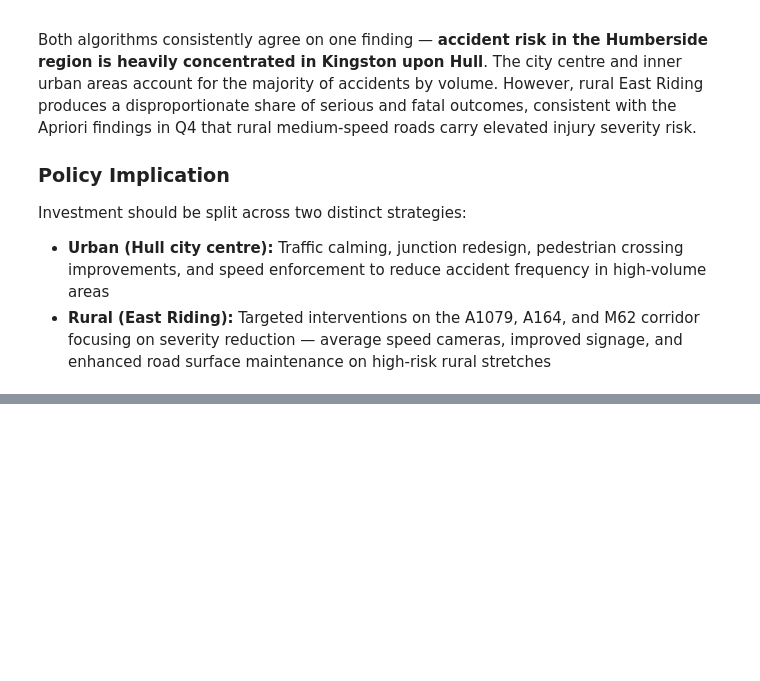
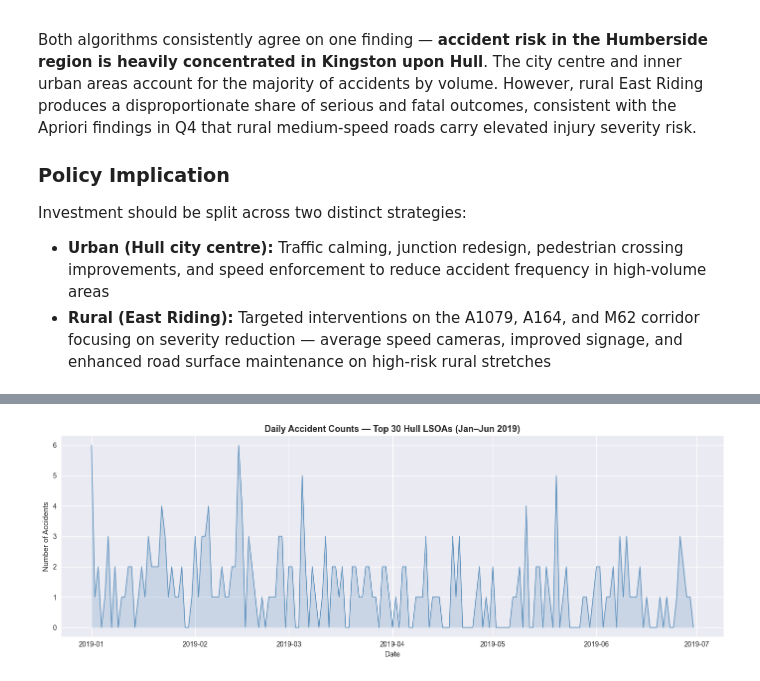
Before and after one commit to Olamilekanvic/UK-Accident, a Jupyter notebook: uk_road_safety.ipynb, the cells around one changed output, grey strips where cells are left out. Drawn from its saved outputs; the diff is of its cells as text; code cells hidden in the pictures; blank space fills up the shorter version.

```diff
--- a/uk_road_safety.ipynb
+++ b/uk_road_safety.ipynb
@@ -1354,0 +1622,25 @@ Investment should be split across two distinct strategies:
+# %%
+# Aggregate Daily Counts for Top 30 LSOAs (Jan–Jun)
+# Filter full year Hull data to top 30 LSOAs only
+top30_list = top30_lsoa['LSOA_of_Accident_Location'].tolist()
+
+hull_top30 = hull_df[
+    hull_df['LSOA_of_Accident_Location'].isin(top30_list)
+].copy()
+
+# Filter to Jan-Jun 2019
+hull_top30 = hull_top30[hull_top30['Date'] < '2019-07-01'].copy()
+
+# Aggregate to daily counts
+daily_counts = hull_top30.groupby('Date').size().reset_index(name='Accidents')
+
+# Create complete date index — fill missing dates with 0
+full_dates = pd.date_range(start='2019-01-01', end='2019-06-30', freq='D')
+daily_counts = daily_counts.set_index('Date').reindex(full_dates, fill_value=0)
+daily_counts.index.name = 'Date'
+daily_counts = daily_counts.reset_index()
+
+print("Daily counts shape:", daily_counts.shape)
+print("\nSample:")
+print(daily_counts.head(10))
+print("\nTotal accidents Jan-Jun in top 30 LSOAs:", daily_counts['Accidents'].sum())
@@ -1354,0 +1664,16 @@ Investment should be split across two distinct strategies:
+# %%
+# Plot Daily Accident Counts Jan–Jun
+fig, ax = plt.subplots(figsize=(14, 5))
+
+ax.plot(daily_counts['Date'], daily_counts['Accidents'],
+        color='steelblue', linewidth=1.2, alpha=0.8)
+ax.fill_between(daily_counts['Date'], daily_counts['Accidents'],
+                alpha=0.2, color='steelblue')
+ax.set_title('Daily Accident Counts — Top 30 Hull LSOAs (Jan–Jun 2019)',
+             fontsize=13, fontweight='bold')
+ax.set_xlabel('Date')
+ax.set_ylabel('Number of Accidents')
+plt.tight_layout()
+plt.show()
+# %% [output]
+[figure, added]
```
Also changed, not shown: parts of 18 cells of this notebook.
